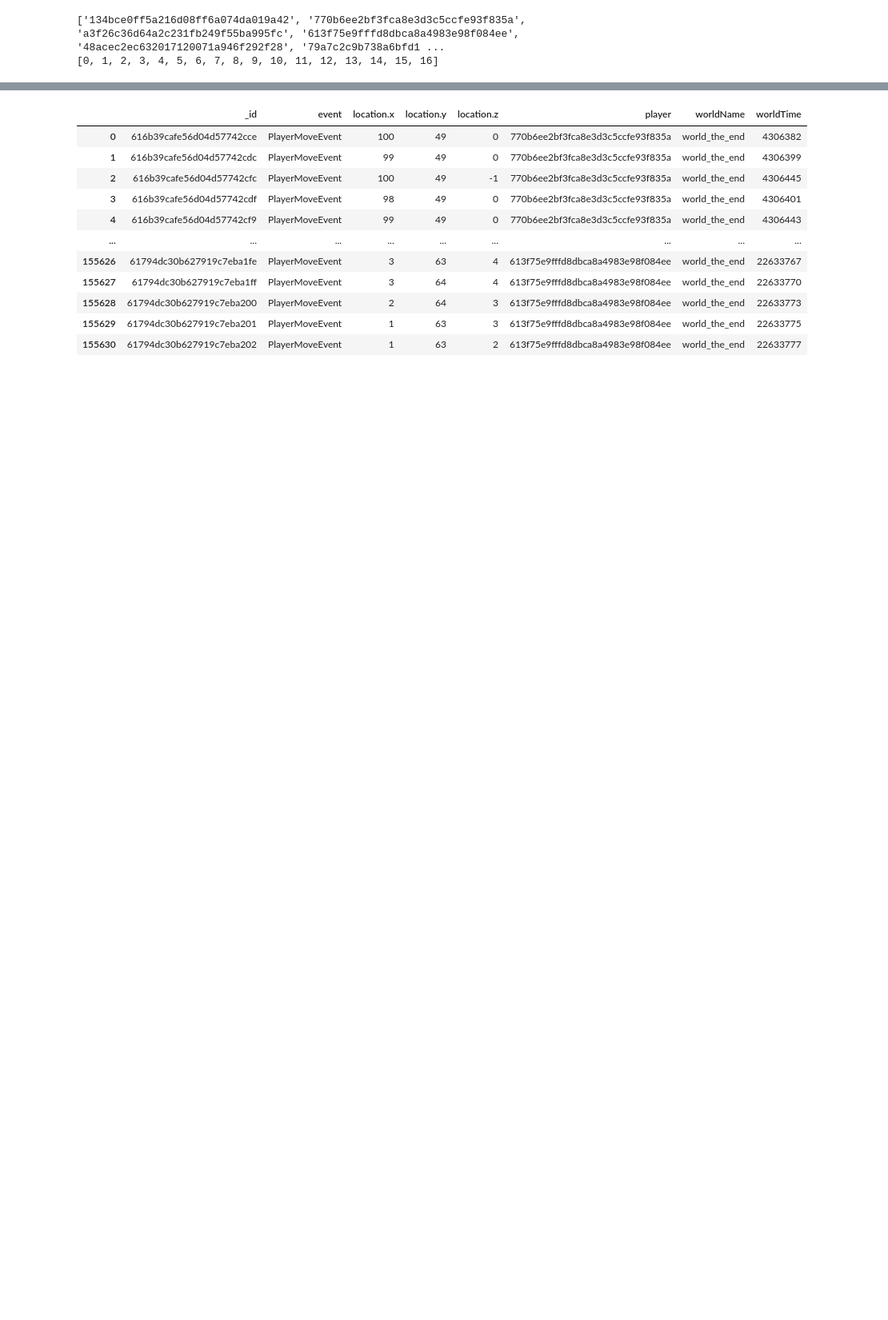
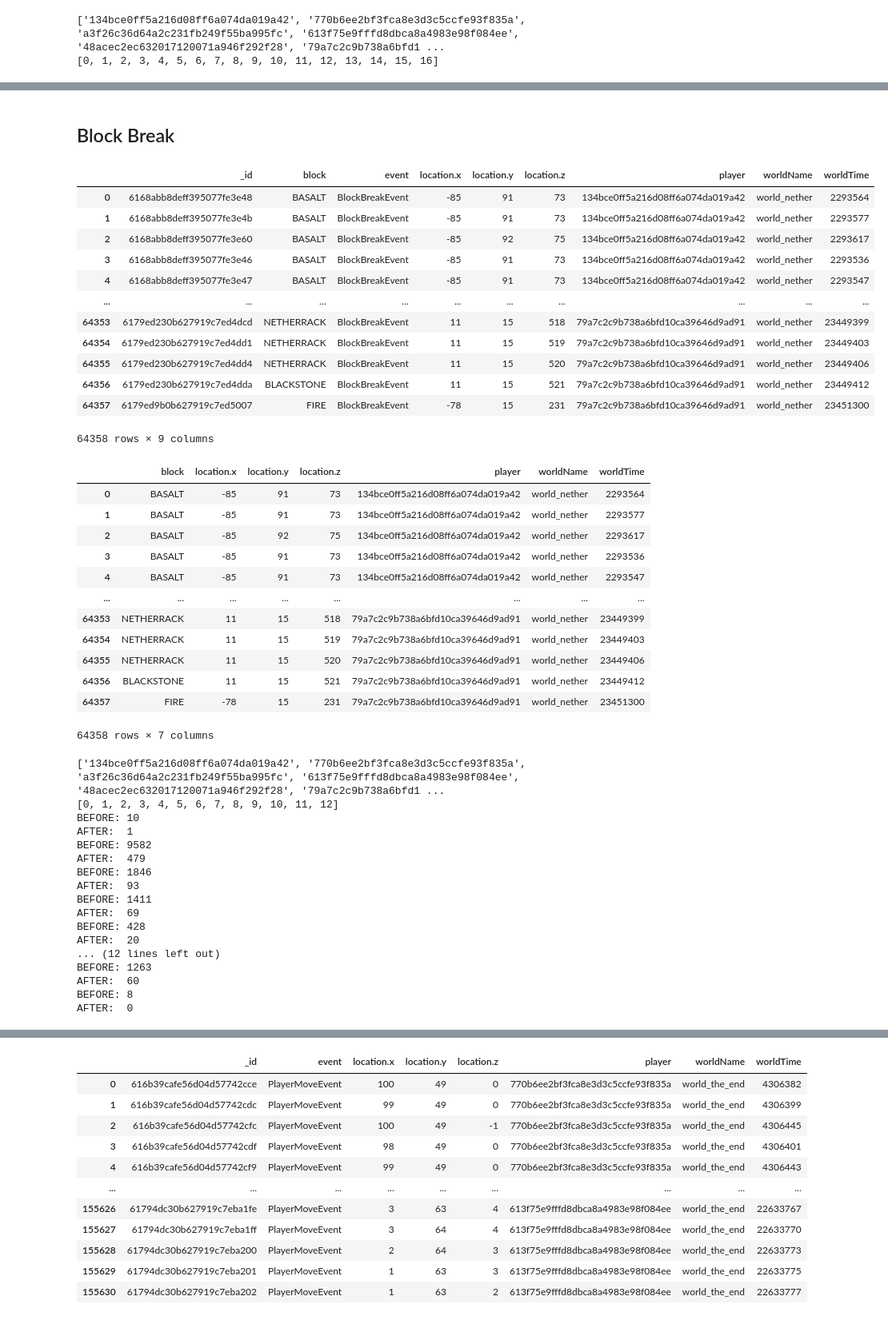
Before and after one commit to austinconnor/MinecraftCollab, a Jupyter notebook: src/python/player_move_reformat.ipynb, the cells around one changed output, grey strips where cells are left out. Shown at 80% size. Cells and saved outputs as stored; diff of their text form; code cells hidden in the pictures; blank space fills up the shorter version.

```diff
--- a/src/python/player_move_reformat.ipynb
+++ b/src/python/player_move_reformat.ipynb
@@ -153,0 +305,49 @@ AFTER:  121
+# %% [markdown]
+## Block Break
+# %%
+(df, unique_players) = process_data('nether', 'BlockBreakEvent')
+make_csv_large(df, unique_players, 'nether', 'block_break')
+# %% [output]
+|  | _id | block | event | location.x | location.y | location.z | player | worldName | worldTime |
+| 0 | 6168abb8deff395077fe3e48 | BASALT | BlockBreakEvent | -85 | 91 | 73 | 134bce0ff5a216d08ff6a074da019a42 | world_nether | 2293564 |
+| 1 | 6168abb8deff395077fe3e4b | BASALT | BlockBreakEvent | -85 | 91 | 73 | 134bce0ff5a216d08ff6a074da019a42 | world_nether | 2293577 |
+| 2 | 6168abb8deff395077fe3e60 | BASALT | BlockBreakEvent | -85 | 92 | 75 | 134bce0ff5a216d08ff6a074da019a42 | world_nether | 2293617 |
+| 3 | 6168abb8deff395077fe3e46 | BASALT | BlockBreakEvent | -85 | 91 | 73 | 134bce0ff5a216d08ff6a074da019a42 | world_nether | 2293536 |
+| 4 | 6168abb8deff395077fe3e47 | BASALT | BlockBreakEvent | -85 | 91 | 73 | 134bce0ff5a216d08ff6a074da019a42 | world_nether | 2293547 |
+| ... | ... | ... | ... | ... | ... | ... | ... | ... | ... |
+| 64353 | 6179ed230b627919c7ed4dcd | NETHERRACK | BlockBreakEvent | 11 | 15 | 518 | 79a7c2c9b738a6bfd10ca39646d9ad91 | world_nether | 23449399 |
+| 64354 | 6179ed230b627919c7ed4dd1 | NETHERRACK | BlockBreakEvent | 11 | 15 | 519 | 79a7c2c9b738a6bfd10ca39646d9ad91 | world_nether | 23449403 |
+| 64355 | 6179ed230b627919c7ed4dd4 | NETHERRACK | BlockBreakEvent | 11 | 15 | 520 | 79a7c2c9b738a6bfd10ca39646d9ad91 | world_nether | 23449406 |
+| 64356 | 6179ed230b627919c7ed4dda | BLACKSTONE | BlockBreakEvent | 11 | 15 | 521 | 79a7c2c9b738a6bfd10ca39646d9ad91 | world_nether | 23449412 |
+| 64357 | 6179ed9b0b627919c7ed5007 | FIRE | BlockBreakEvent | -78 | 15 | 231 | 79a7c2c9b738a6bfd10ca39646d9ad91 | world_nether | 23451300 |
+64358 rows × 9 columns
+|  | block | location.x | location.y | location.z | player | worldName | worldTime |
+| 0 | BASALT | -85 | 91 | 73 | 134bce0ff5a216d08ff6a074da019a42 | world_nether | 2293564 |
+| 1 | BASALT | -85 | 91 | 73 | 134bce0ff5a216d08ff6a074da019a42 | world_nether | 2293577 |
+| 2 | BASALT | -85 | 92 | 75 | 134bce0ff5a216d08ff6a074da019a42 | world_nether | 2293617 |
+| 3 | BASALT | -85 | 91 | 73 | 134bce0ff5a216d08ff6a074da019a42 | world_nether | 2293536 |
+| 4 | BASALT | -85 | 91 | 73 | 134bce0ff5a216d08ff6a074da019a42 | world_nether | 2293547 |
+| ... | ... | ... | ... | ... | ... | ... | ... |
+| 64353 | NETHERRACK | 11 | 15 | 518 | 79a7c2c9b738a6bfd10ca39646d9ad91 | world_nether | 23449399 |
+| 64354 | NETHERRACK | 11 | 15 | 519 | 79a7c2c9b738a6bfd10ca39646d9ad91 | world_nether | 23449403 |
+| 64355 | NETHERRACK | 11 | 15 | 520 | 79a7c2c9b738a6bfd10ca39646d9ad91 | world_nether | 23449406 |
+| 64356 | BLACKSTONE | 11 | 15 | 521 | 79a7c2c9b738a6bfd10ca39646d9ad91 | world_nether | 23449412 |
+| 64357 | FIRE | -78 | 15 | 231 | 79a7c2c9b738a6bfd10ca39646d9ad91 | world_nether | 23451300 |
+64358 rows × 7 columns
+['134bce0ff5a216d08ff6a074da019a42', '770b6ee2bf3fca8e3d3c5ccfe93f835a', 'a3f26c36d64a2c231fb249f55ba995fc', '613f75e9fffd8dbca8a4983e98f084ee', '48acec2ec632017120071a946f292f28', '79a7c2c9b738a6bfd1 ...
+[0, 1, 2, 3, 4, 5, 6, 7, 8, 9, 10, 11, 12]
+BEFORE: 10
+AFTER:  1
+BEFORE: 9582
+AFTER:  479
+BEFORE: 1846
+AFTER:  93
+BEFORE: 1411
+AFTER:  69
+BEFORE: 428
+AFTER:  20
+... (12 lines left out)
+BEFORE: 1263
+AFTER:  60
+BEFORE: 8
+AFTER:  0
```
Also changed, not shown: parts of 30 cells of this notebook, 4 other files.
